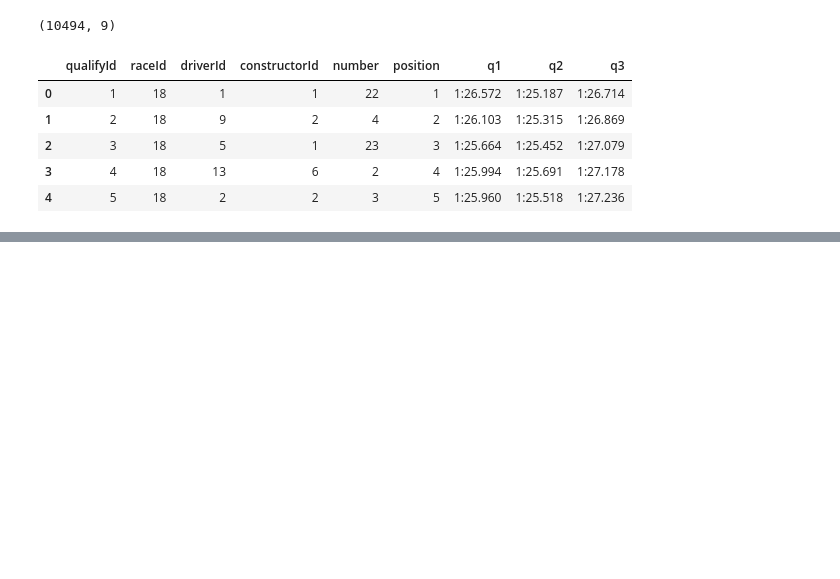
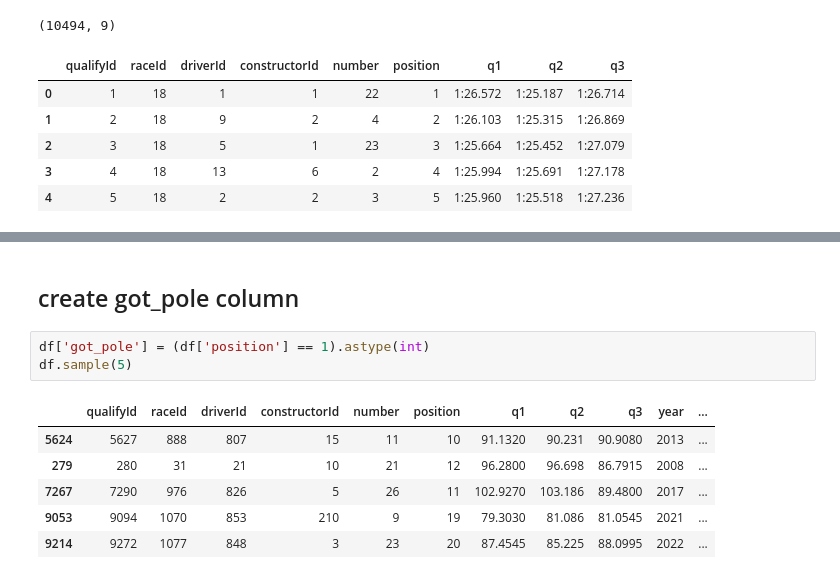
Before and after one commit to MDTahsinAlam/ml-price-predictor, a Jupyter notebook: 01_eda.ipynb, the cells around one changed output, grey strips where cells are left out. Drawn from its saved outputs; the diff is of its cells as text; blank space fills up the shorter version.

```diff
--- a/01_eda.ipynb
+++ b/01_eda.ipynb
@@ -62,0 +131,12 @@ df = pd.merge(qualifying, races, how='left', on='raceId').sample(5)
+# %% [markdown]
+## create got_pole column
+# %%
+df['got_pole'] = (df['position'] == 1).astype(int)
+df.sample(5)
+# %% [output]
+|  | qualifyId | raceId | driverId | constructorId | number | position | q1 | q2 | q3 | year | ... |
+| 5624 | 5627 | 888 | 807 | 15 | 11 | 10 | 91.1320 | 90.231 | 90.9080 | 2013 | ... |
+| 279 | 280 | 31 | 21 | 10 | 21 | 12 | 96.2800 | 96.698 | 86.7915 | 2008 | ... |
+| 7267 | 7290 | 976 | 826 | 5 | 26 | 11 | 102.9270 | 103.186 | 89.4800 | 2017 | ... |
+| 9053 | 9094 | 1070 | 853 | 210 | 9 | 19 | 79.3030 | 81.086 | 81.0545 | 2021 | ... |
+| 9214 | 9272 | 1077 | 848 | 3 | 23 | 20 | 87.4545 | 85.225 | 88.0995 | 2022 | ... |
```
Also changed, not shown: parts of 27 cells of this notebook.
